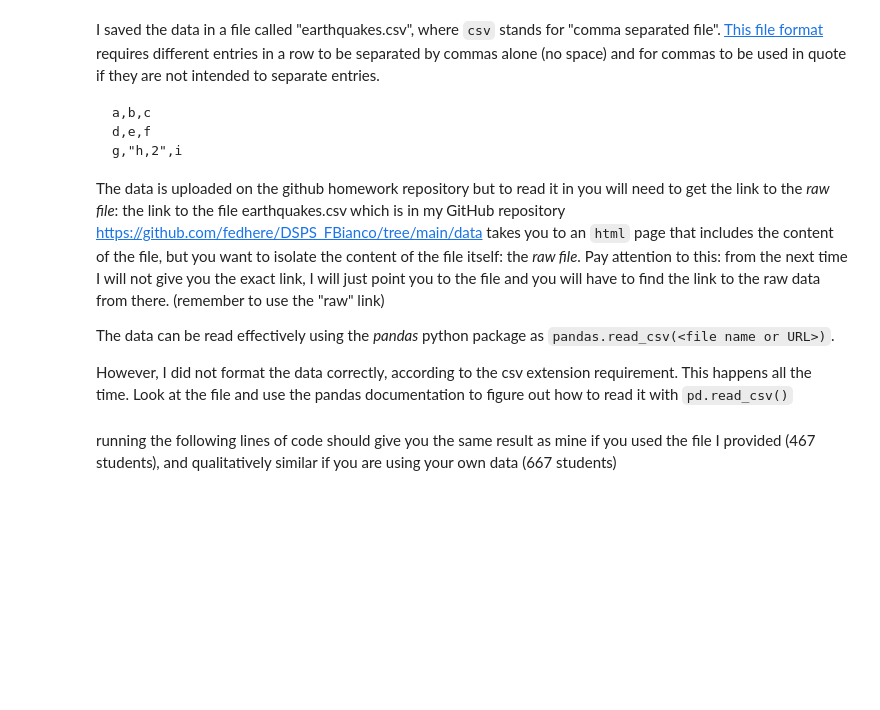
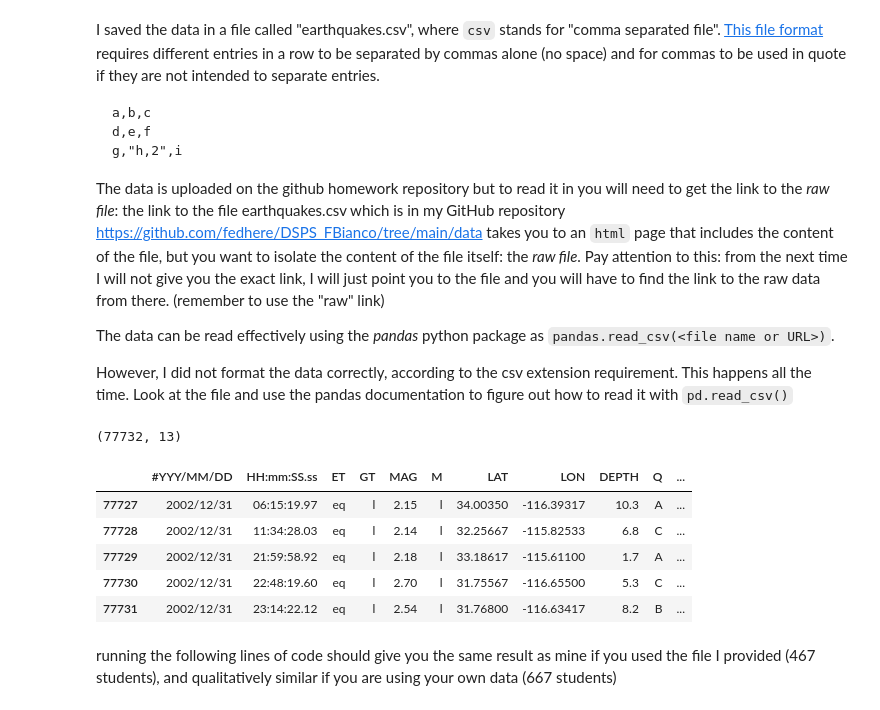
Before and after one commit to jarrodsb/DSPS_JBieber, a Jupyter notebook: HW3/Solutions_KS_earthquakes.ipynb, the cells around one changed output. Saved outputs shown, nothing was run; the diff lists cells and outputs as text; code cells hidden in the pictures; blank space fills up the shorter version.

```diff
--- a/HW3/Solutions_KS_earthquakes.ipynb
+++ b/HW3/Solutions_KS_earthquakes.ipynb
@@ -63,3 +61,19 @@ However, I did not format the data correctly, according to the csv extension req
+# %%
+earthquakes = pd.read_csv("https://raw.githubusercontent.com/jarrodsb/DSPS_JBieber/refs/heads/main/HW3/earthquakes_jBieber.csv", sep=r"\s+")
+# %%
+earthquakes.shape
+# %% [output]
+(77732, 13)
+# %%
+
+earthquakes.tail()
+# %% [output]
+|  | #YYY/MM/DD | HH:mm:SS.ss | ET | GT | MAG | M | LAT | LON | DEPTH | Q | ... |
+| 77727 | 2002/12/31 | 06:15:19.97 | eq | l | 2.15 | l | 34.00350 | -116.39317 | 10.3 | A | ... |
+| 77728 | 2002/12/31 | 11:34:28.03 | eq | l | 2.14 | l | 32.25667 | -115.82533 | 6.8 | C | ... |
+| 77729 | 2002/12/31 | 21:59:58.92 | eq | l | 2.18 | l | 33.18617 | -115.61100 | 1.7 | A | ... |
+| 77730 | 2002/12/31 | 22:48:19.60 | eq | l | 2.70 | l | 31.75567 | -116.65500 | 5.3 | C | ... |
+| 77731 | 2002/12/31 | 23:14:22.12 | eq | l | 2.54 | l | 31.76800 | -116.63417 | 8.2 | B | ... |
 # %% [markdown]
 running the following lines of code should give you the same result as mine if you used the file I provided (467 students), and qualitatively  similar if you are using your own data (667 students)
 # %%
```
Also changed, not shown: parts of 1 cell of this notebook.
